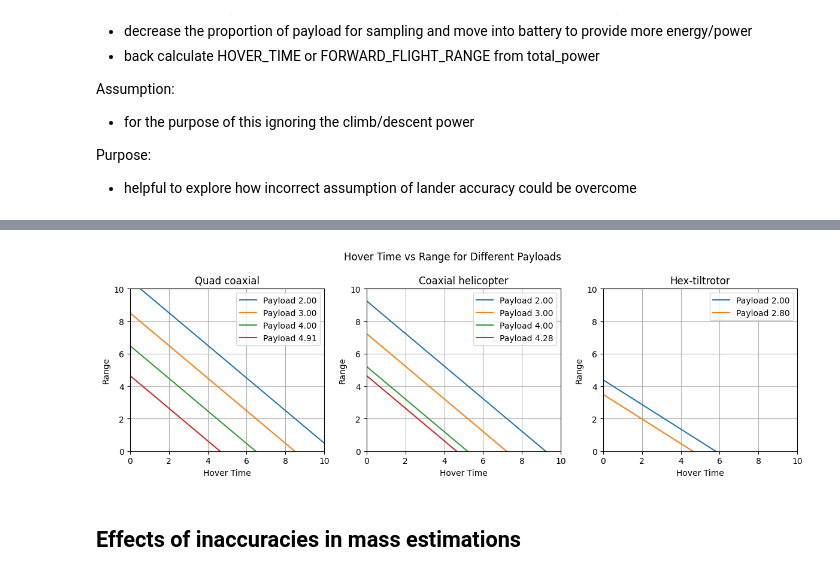
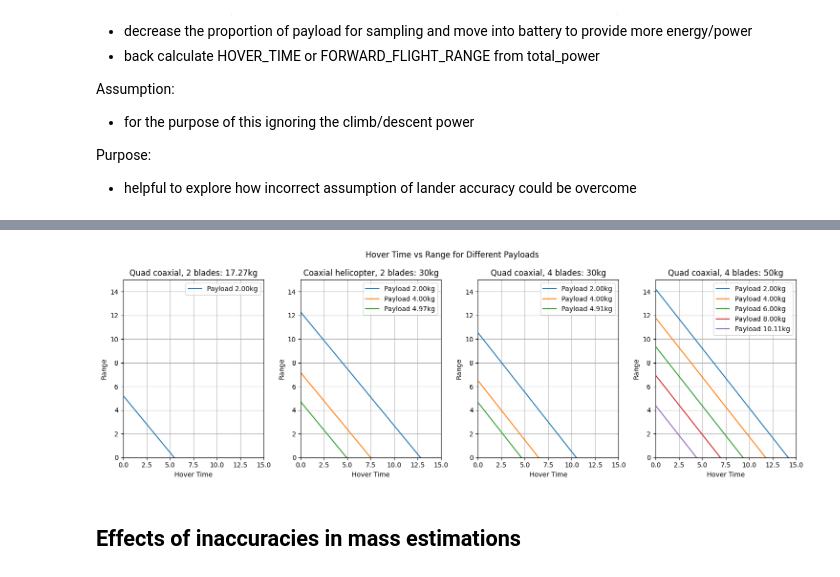
Before and after one commit to bened-wards/multimodal_mars_sampler, a Jupyter notebook: analysis.ipynb, the cells around one changed output, grey strips where cells are left out. Drawn from its saved outputs; the diff is of its cells as text; code cells hidden in the pictures.

```diff
--- a/analysis.ipynb
+++ b/analysis.ipynb
@@ -14,20 +14,26 @@ mission_scenario = FlightMissionScenario(
         hover_time=3*60, forward_flight_distance=600, climb_height=50,
         climb_rate=10, descent_rate=10)
 MASS_LIMIT = 50
-design_constraints = DesignConstraints(mass_limit=MASS_LIMIT, max_diameter=4.35)
+MAX_DIAMETER = 4.35
+design_constraints = DesignConstraints(mass_limit=MASS_LIMIT, max_diameter=MAX_DIAMETER)
 design_assumptions = DesignAssumptions()
 # %% [markdown]
 ## Create aircraft
 # %%
 # design_constraints.MAX_DIAMETER = 1000
 
-coaxial = CoaxialRotorcraft("Coaxial helicopter", 2, 4, mission_scenario, design_constraints, design_assumptions)
+coaxial4 = CoaxialRotorcraft("Coaxial helicopter, 4 blades", 2, 4, mission_scenario, design_constraints, design_assumptions)
+coaxial2 = CoaxialRotorcraft("Coaxial helicopter, 2 blades", 2, 2, mission_scenario, design_constraints, design_assumptions)
+quad_coaxial4 = CoaxialRotorcraft("Quad coaxial, 4 blades", 8, 4, mission_scenario, design_constraints, design_assumptions)
+quad_coaxial2 = CoaxialRotorcraft("Quad coaxial, 2 blades", 8, 2, mission_scenario, design_constraints, design_assumptions)
+
 quad = ConventionalRotorcraft("Quadcopter", 4, 4, mission_scenario, design_constraints, design_assumptions)
-hex = ConventionalRotorcraft("Hexcopter", 6, 4, mission_scenario, design_constraints, design_assumptions)
+hex = ConventionalRotorcraft("Hexacopter", 6, 4, mission_scenario, design_constraints, design_assumptions)
 octo = ConventionalRotorcraft("Octocopter", 8, 4, mission_scenario, design_constraints, design_assumptions)
-quad_coaxial = CoaxialRotorcraft("Quad coaxial", 8, 4, mission_scenario, design_constraints, design_assumptions)
 tiltrotor = TiltRotorcraft("Hex-tiltrotor", 6, 4, 4, mission_scenario, design_constraints, design_assumptions)
-aircrafts = [coaxial, quad, hex, octo, quad_coaxial, tiltrotor]
+aircrafts = [coaxial4, coaxial2, quad, hex, octo, quad_coaxial4, quad_coaxial2, tiltrotor]
+
+# aircrafts_blades = [coaxial4, coaxial2, quad_coaxial4, quad_coaxial2]
 # %% [markdown]
 ### If want to write to csv
 # %%
@@ -49,7 +55,7 @@ def write_to_csv():
 # %% [markdown]
 ### Initial verification
 # %%
-design_mass = 30
+design_mass = 15
 for aircraft in aircrafts:
     try:
         payload = aircraft.calc_and_verify_initial_design(design_mass)
@@ -118,47 +125,65 @@ Purpose:
 - helpful to explore how incorrect assumption of lander accuracy could be overcome
 # %%
 MIN_PAYLOAD = 2
-design_mass = 30
+quad_coaxial2_min_mass = 17.27
+elbow_design_mass = 30
+max_design_mass = 50
 
-fig = plt.figure(figsize=(12,4))
+fig = plt.figure(figsize=(15,5))
 plt.suptitle("Hover Time vs Range for Different Payloads")
-valid_payloads, hover_times, ranges = quad_coaxial.trade_payload_for_battery(design_mass, MIN_PAYLOAD)
+valid_payloads, hover_times, ranges = quad_coaxial2.trade_payload_for_battery(quad_coaxial2_min_mass, MIN_PAYLOAD)
 colours = ["blue", ]
 for payload, rng, hover_time in zip(valid_payloads, ranges, hover_times):
-    plt.subplot(1,3,1)
-    plt.plot([0, hover_time/60], [rng/1000, 0], label=f"Payload {payload:.2f}")
+    plt.subplot(1,4,1)
+    plt.plot([0, hover_time/60], [rng/1000, 0], label=f"Payload {payload:.2f}kg")
+    break
 plt.xlabel('Hover Time')
 plt.ylabel('Range')
-plt.title(f'{quad_coaxial.name}')
+plt.title(f'{quad_coaxial2.name}: {quad_coaxial2_min_mass}kg')
 plt.legend()
 plt.grid(True)
-plt.xlim(0, 10)
-plt.ylim(0, 10)
+plt.xlim(0, 15)
+plt.ylim(0, 15)
 
-valid_payloads, hover_times, ranges = coaxial.trade_payload_for_battery(design_mass, MIN_PAYLOAD)
+valid_payloads, hover_times, ranges = coaxial2.trade_payload_for_battery(elbow_design_mass, MIN_PAYLOAD)
 for payload, rng, hover_time in zip(valid_payloads, ranges, hover_times):
-    plt.subplot(1,3,2)
-    plt.plot([0, hover_time/60], [rng/1000, 0], label=f"Payload {payload:.2f}")
+    plt.subplot(1,4,2)
+    plt.plot([0, hover_time/60], [rng/1000, 0], label=f"Payload {payload:.2f}kg")
 plt.xlabel('Hover Time')
 plt.ylabel('Range')
-plt.title(f'{coaxial.name}')
+plt.title(f'{coaxial2.name}: {elbow_design_mass}kg')
 plt.legend()
 plt.grid(True)
-plt.xlim(0, 10)
-plt.ylim(0, 10)
+plt.xlim(0, 15)
+plt.ylim(0, 15)
 
-design_constraints.MAX_DIAMETER = 1000
-valid_payloads, hover_times, ranges = tiltrotor.trade_payload_for_battery(design_mass, MIN_PAYLOAD)
+valid_payloads, hover_times, ranges = quad_coaxial4.trade_payload_for_battery(elbow_design_mass, MIN_PAYLOAD)
 for payload, rng, hover_time in zip(valid_payloads, ranges, hover_times):
-    plt.subplot(1,3,3)
-    plt.plot([0, hover_time/60], [rng/1000, 0], label=f"Payload {payload:.2f}")
+    plt.subplot(1,4,3)
+    plt.plot([0, hover_time/60], [rng/1000, 0], label=f"Payload {payload:.2f}kg")
 plt.xlabel('Hover Time')
 plt.ylabel('Range')
-plt.title(f'{tiltrotor.name}')
+plt.title(f'{quad_coaxial4.name}: {elbow_design_mass}kg')
 plt.legend()
 plt.grid(True)
-plt.xlim(0, 10)
-plt.ylim(0, 10)
+plt.xlim(0, 15)
+plt.ylim(0, 15)
+
+valid_payloads, hover_times, ranges = quad_coaxial4.trade_payload_for_battery(max_design_mass, MIN_PAYLOAD)
+print(ranges)
+print(hover_times)
+for payload, rng, hover_time in zip(valid_payloads, ranges, hover_times):
+    if payload == 10:
+        continue
+    plt.subplot(1,4,4)
+    plt.plot([0, hover_time/60], [rng/1000, 0], label=f"Payload {payload:.2f}kg")
+plt.xlabel('Hover Time')
+plt.ylabel('Range')
+plt.title(f'{quad_coaxial4.name}: {max_design_mass}kg')
+plt.legend()
+plt.grid(True)
+plt.xlim(0, 15)
+plt.ylim(0, 15)
 
 plt.tight_layout()
 plt.show()
@@ -166,4 +193,4 @@ plt.show()
-[figure, old version]
+[figure, new version]
 # %% [markdown]
 ## Effects of inaccuracies in mass estimations
 # %% [markdown]
```
Also changed, not shown: parts of 9 cells of this notebook, 2 other files.
